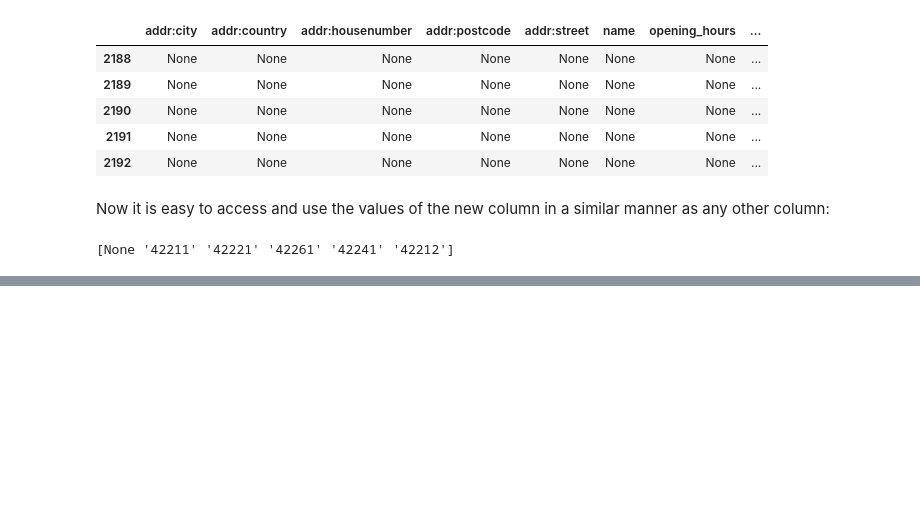
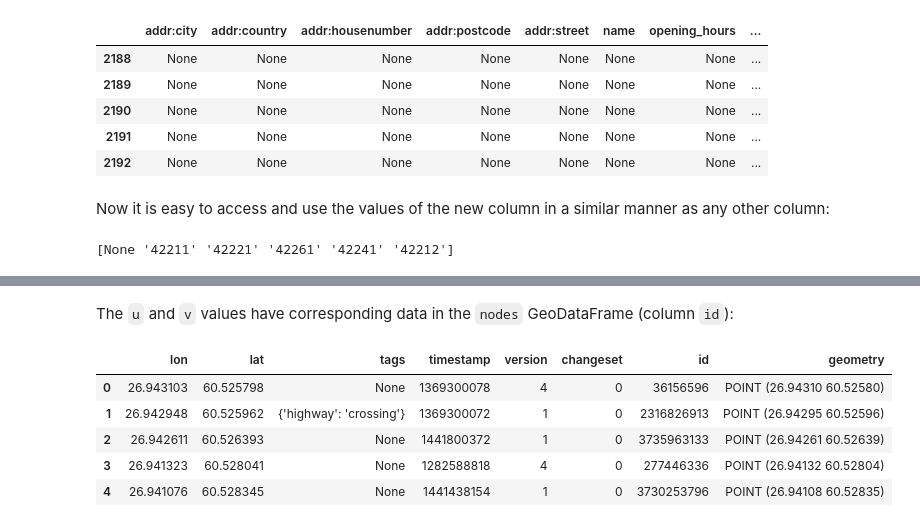
Before and after one commit to pyrosm/pyrosm, a Jupyter notebook: docs/basics.ipynb, the cells around one changed output, grey strips where cells are left out. Cells and saved outputs as stored; diff of their text form; code cells hidden in the pictures; blank space fills up the shorter version.

```diff
--- a/docs/basics.ipynb
+++ b/docs/basics.ipynb
@@ -736,0 +788,12 @@ print(buildings2["mml:class"].unique())
+# %% [markdown]
+The `u` and `v` values have corresponding data in the `nodes` GeoDataFrame (column `id`):
+# %%
+# 'id' column here has corresponding values in edges GeoDataFrame
+nodes.head()
+# %% [output]
+|  | lon | lat | tags | timestamp | version | changeset | id | geometry |
+| 0 | 26.943103 | 60.525798 | None | 1369300078 | 4 | 0 | 36156596 | POINT (26.94310 60.52580) |
+| 1 | 26.942948 | 60.525962 | {'highway': 'crossing'} | 1369300072 | 1 | 0 | 2316826913 | POINT (26.94295 60.52596) |
+| 2 | 26.942611 | 60.526393 | None | 1441800372 | 1 | 0 | 3735963133 | POINT (26.94261 60.52639) |
+| 3 | 26.941323 | 60.528041 | None | 1282588818 | 4 | 0 | 277446336 | POINT (26.94132 60.52804) |
+| 4 | 26.941076 | 60.528345 | None | 1441438154 | 1 | 0 | 3730253796 | POINT (26.94108 60.52835) |
```
Also changed, not shown: parts of 45 cells of this notebook.
